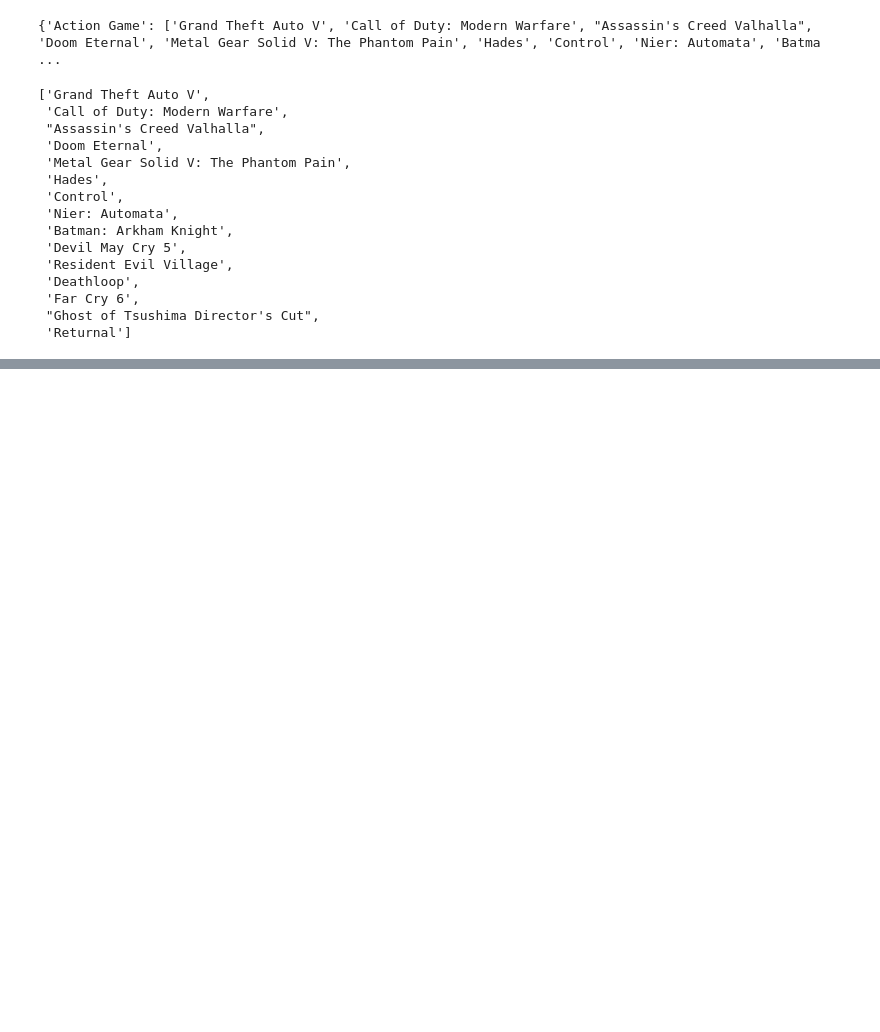
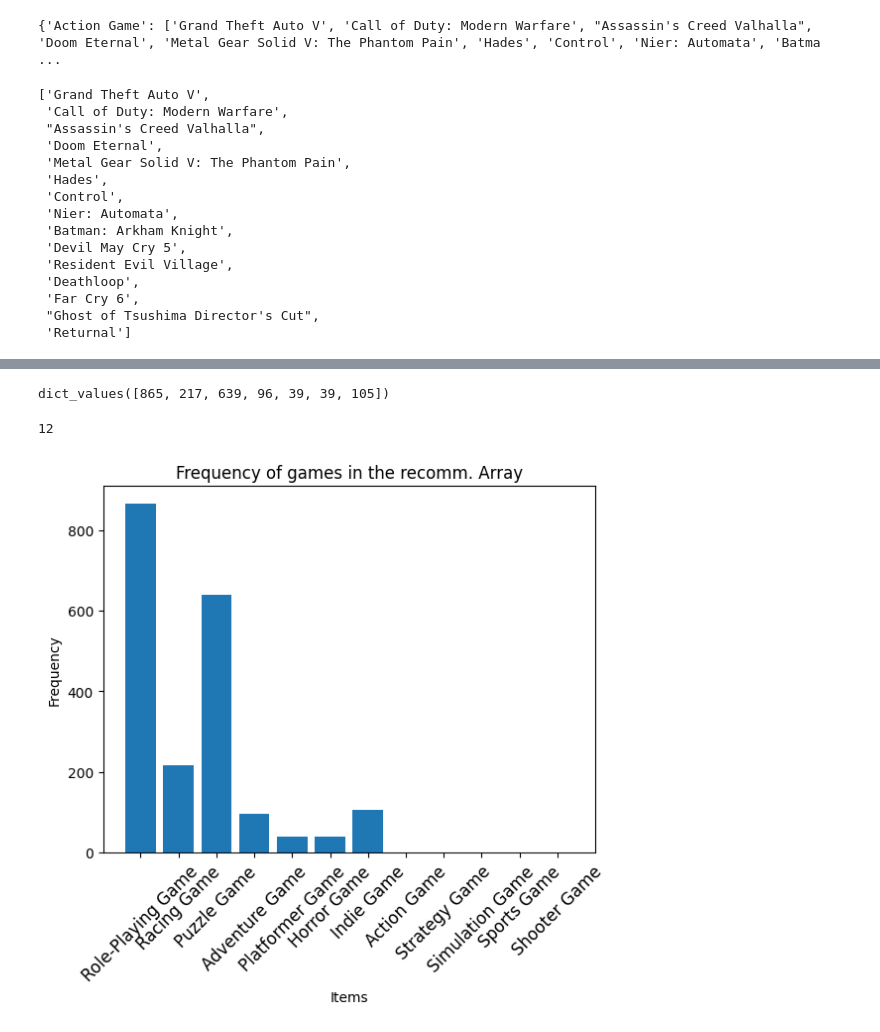
Before and after one commit to Ravikant-jain/games-recommendation, a Jupyter notebook: main.ipynb, the cells around one changed output, grey strips where cells are left out. Cells and saved outputs as stored; diff of their text form; code cells hidden in the pictures; blank space fills up the shorter version.

Commit message:
fine tuning and testing
done few tests and made changes to get non-normalized recommendations distribution.

```diff
--- a/main.ipynb
+++ b/main.ipynb
@@ -126,0 +172,11 @@ Recommended games for Action Game: Adventure Game
+# %%
+import warnings
+
+# Ignore the DeprecationWarning
+warnings.filterwarnings("ignore", category=DeprecationWarning)
+
+narr=[]
+for i in range(10):
+    tlis=porty(transaction_data)
+    narr=narr+tlis
+narr
@@ -126,0 +204,10 @@ Recommended games for Action Game: Adventure Game
+# %%
+import warnings
+
+# Ignore the DeprecationWarning
+warnings.filterwarnings("ignore", category=DeprecationWarning)
+
+narr=[]
+for i in range(1000):
+    tlis=porty(transaction_data)
+    narr=narr+tlis
@@ -126,0 +255,32 @@ Recommended games for Action Game: Adventure Game
+# %%
+result.values()
+# %% [output]
+dict_values([865, 217, 639, 96, 39, 39, 105])
+# %%
+nlis=[
+        'Action Game', 'Adventure Game', 'Role-Playing Game', 'Strategy Game',
+        'Simulation Game', 'Sports Game', 'Puzzle Game', 'Racing Game',
+        'Shooter Game', 'Platformer Game', 'Indie Game', 'Horror Game'
+    ]
+len(nlis)
+# %% [output]
+12
+# %%
+for i in nlis:
+    if i not in result.keys():
+        result[i]=0
+# %%
+import matplotlib.pyplot as plt
+
+items = list(result.keys())
+counts = list(result.values())
+
+# Create a bar chart
+plt.bar(items, counts)
+plt.xticks(rotation=45, fontsize=12)
+plt.xlabel('Items')
+plt.ylabel('Frequency')
+plt.title('Frequency of games in the recomm. Array')
+plt.show()
+# %% [output]
+[figure, added]
```
Also changed, not shown: parts of 8 cells of this notebook.
